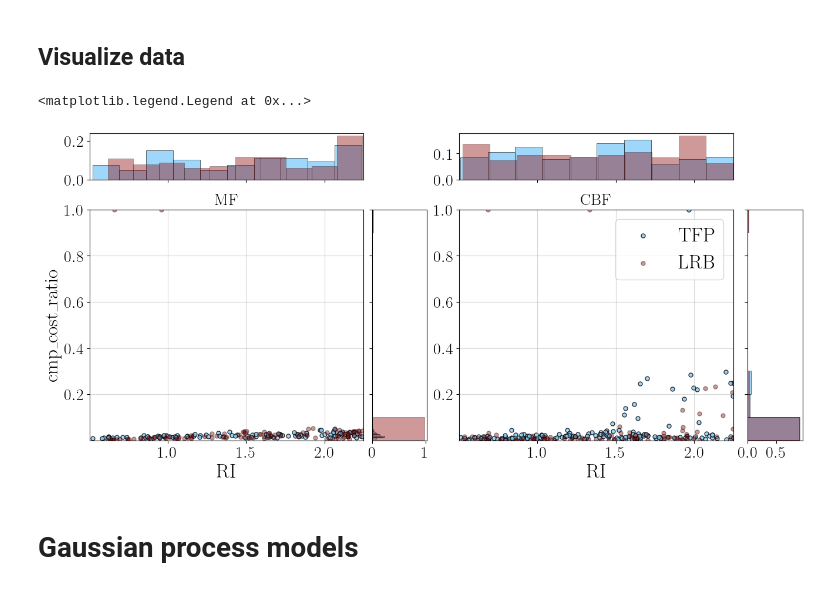
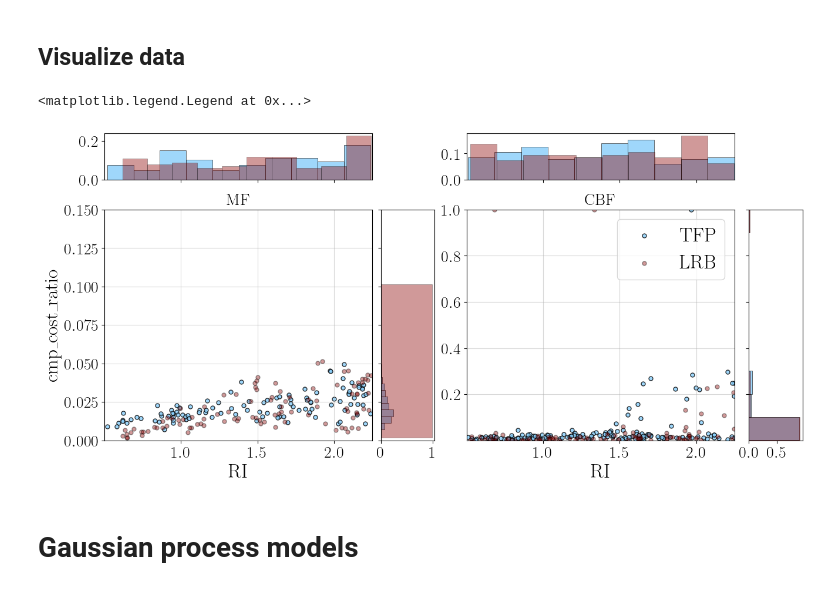
Before and after one commit to hgp297/isol-sys-database, a Jupyter notebook: src/analyses/allowable_drift.ipynb, the cells around one changed output. Drawn from its saved outputs; the diff is of its cells as text; code cells hidden in the pictures.

```diff
--- a/src/analyses/allowable_drift.ipynb
+++ b/src/analyses/allowable_drift.ipynb
@@ -379,35 +379,36 @@ scatter_hist(df_mf_tfp_o[xvar], df_mf_tfp_o[yvar], 'lightskyblue', 0.8, ax, ax_h
 scatter_hist(df_mf_lrb_o[xvar], df_mf_lrb_o[yvar], 'darkred', 0.4, ax, ax_histx, ax_histy,
              label='LRB')
 # ax.legend(fontsize=axis_font)
 
 ax.set_title(r'MF', fontsize=title_font)
 
 ax.set_xlabel(xvar, fontsize=axis_font)
 ax.set_ylabel(yvar, fontsize=axis_font)
 ax.set_xlim([df[xvar].min(), df[xvar].max()])
-ax.set_ylim([df[yvar].min(), df[yvar].max()])
+# ax.set_ylim([df[yvar].min(), df[yvar].max()])
+ax.set_ylim([0, 0.15])
 
 ax = fig.add_subplot(gs[1, 2])
 ax_histx = fig.add_subplot(gs[0, 2], sharex=ax)
 ax_histy = fig.add_subplot(gs[1, 3], sharey=ax)
 
 # Draw the scatter plot and marginals.
 
 scatter_hist(df_cbf_tfp_o[xvar], df_cbf_tfp_o[yvar], 'lightskyblue', 0.8, ax, ax_histx, ax_histy,
               label='TFP')
 scatter_hist(df_cbf_lrb_o[xvar], df_cbf_lrb_o[yvar], 'darkred', 0.4, ax, ax_histx, ax_histy,
               label='LRB')
 
 ax.set_xlim([df[xvar].min(), df[xvar].max()])
 ax.set_ylim([df[yvar].min(), df[yvar].max()])
 
 ax.set_title(r'CBF', fontsize=title_font)
 ax.set_xlabel(xvar, fontsize=axis_font)
 
 ax.legend(fontsize=axis_font)
 # %% [output]
 <matplotlib.legend.Legend at 0x...>
-[figure, old version]
+[figure, new version]
 # %% [markdown]
 # Gaussian process models
 # %%
```
Also changed, not shown: parts of 1 cell of this notebook.
